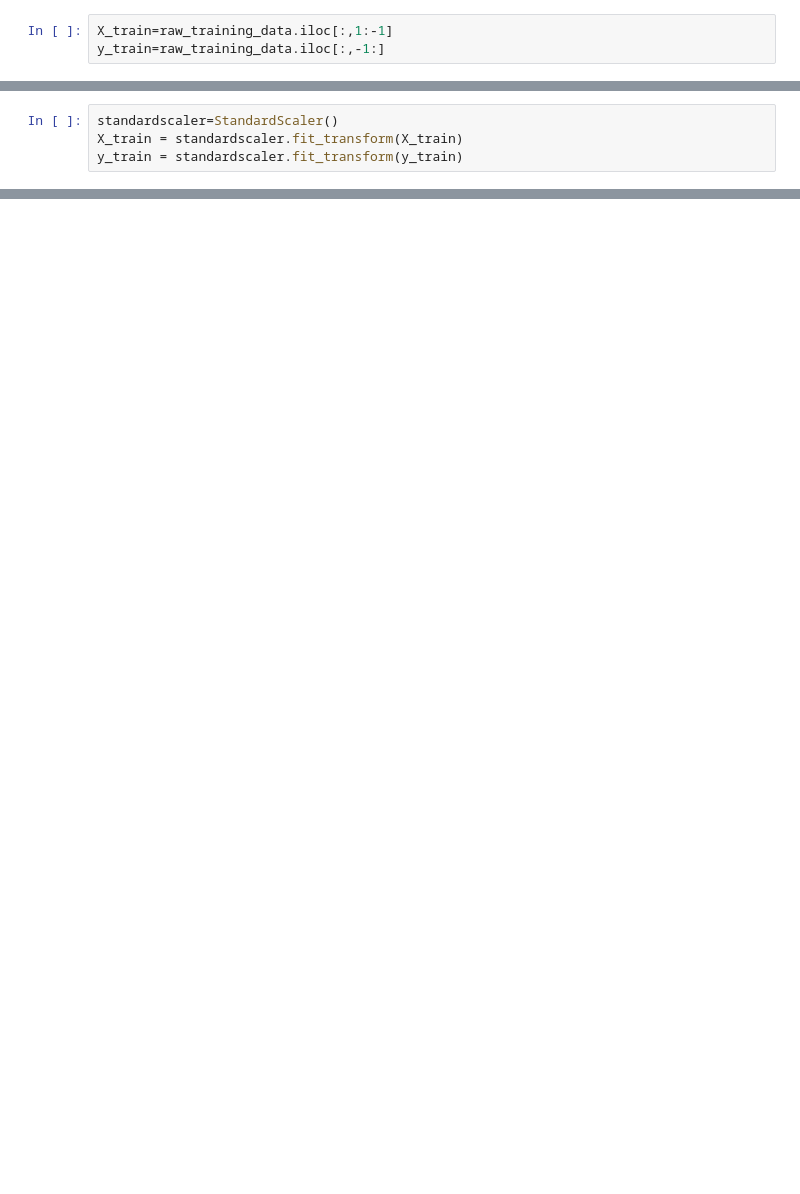
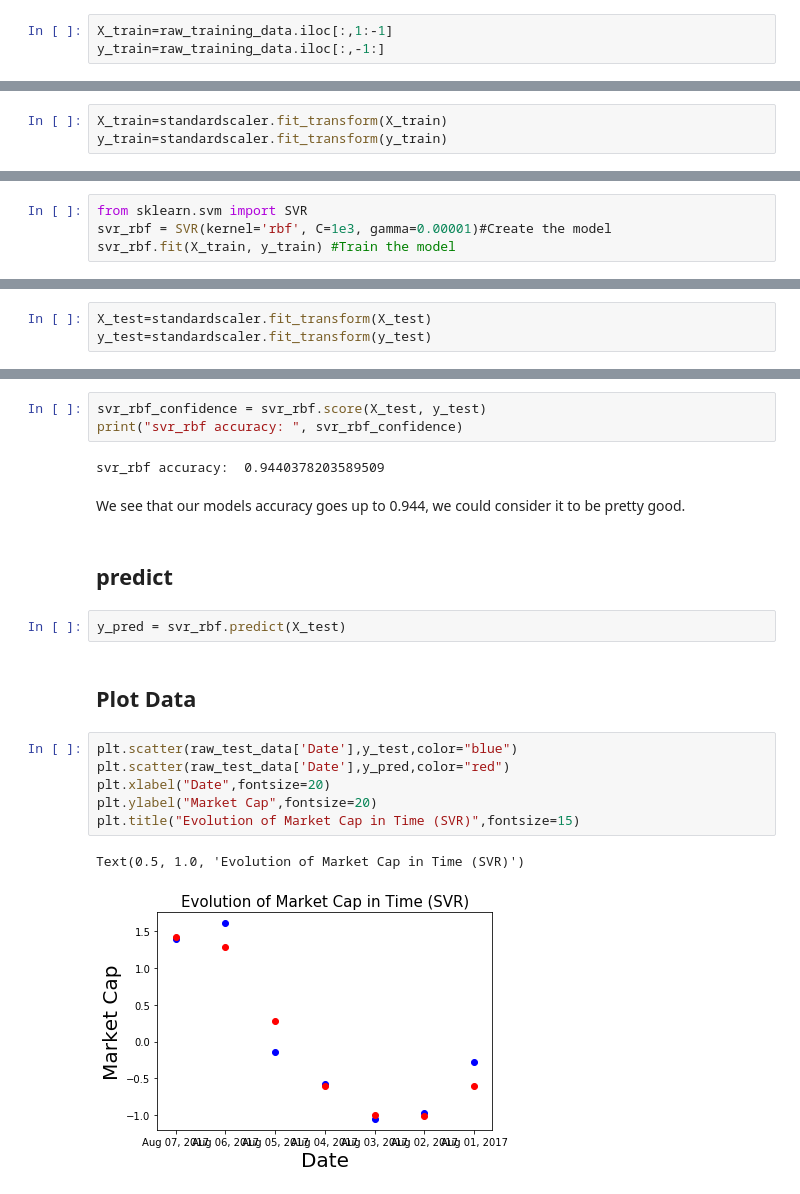
Before and after one commit to MikeDuran-git/bitcoin_price_prediction_model, a Jupyter notebook: Model.ipynb, the cells around one changed output, grey strips where cells are left out. Drawn from its saved outputs; the diff is of its cells as text; blank space fills up the shorter version.

```diff
--- a/Model.ipynb
+++ b/Model.ipynb
@@ -320,4 +323,3 @@ y_train=raw_training_data.iloc[:,-1:]
 # %%
-standardscaler=StandardScaler()
-X_train = standardscaler.fit_transform(X_train)
-y_train = standardscaler.fit_transform(y_train)
+X_train=standardscaler.fit_transform(X_train)
+y_train=standardscaler.fit_transform(y_train)
@@ -334,0 +330,4 @@ model.compile(optimizer=opt, loss='binary_crossentropy', metrics=['accuracy'])
+# %%
+from sklearn.svm import SVR
+svr_rbf = SVR(kernel='rbf', C=1e3, gamma=0.00001)#Create the model
+svr_rbf.fit(X_train, y_train) #Train the model
@@ -335 +339,4 @@ model.compile(optimizer=opt, loss='binary_crossentropy', metrics=['accuracy'])
+# %%
+X_test=standardscaler.fit_transform(X_test)
+y_test=standardscaler.fit_transform(y_test)
 # %% [markdown]
@@ -368,0 +346,22 @@ loss = model.evaluate(X_train, y_train, verbose=0)
+# %%
+svr_rbf_confidence = svr_rbf.score(X_test, y_test)
+print("svr_rbf accuracy: ", svr_rbf_confidence)
+# %% [output]
+svr_rbf accuracy:  0.9440378203589509
+# %% [markdown]
+We see that our models accuracy goes up to 0.944, we could consider it to be pretty good.
+# %% [markdown]
+## predict
+# %%
+y_pred = svr_rbf.predict(X_test)
+# %% [markdown]
+## Plot Data
+# %%
+plt.scatter(raw_test_data['Date'],y_test,color="blue")
+plt.scatter(raw_test_data['Date'],y_pred,color="red")
+plt.xlabel("Date",fontsize=20)
+plt.ylabel("Market Cap",fontsize=20)
+plt.title("Evolution of Market Cap in Time (SVR)",fontsize=15)
+# %% [output]
+Text(0.5, 1.0, 'Evolution of Market Cap in Time (SVR)')
+[figure, added]
```
Also changed, not shown: parts of 25 cells of this notebook.
